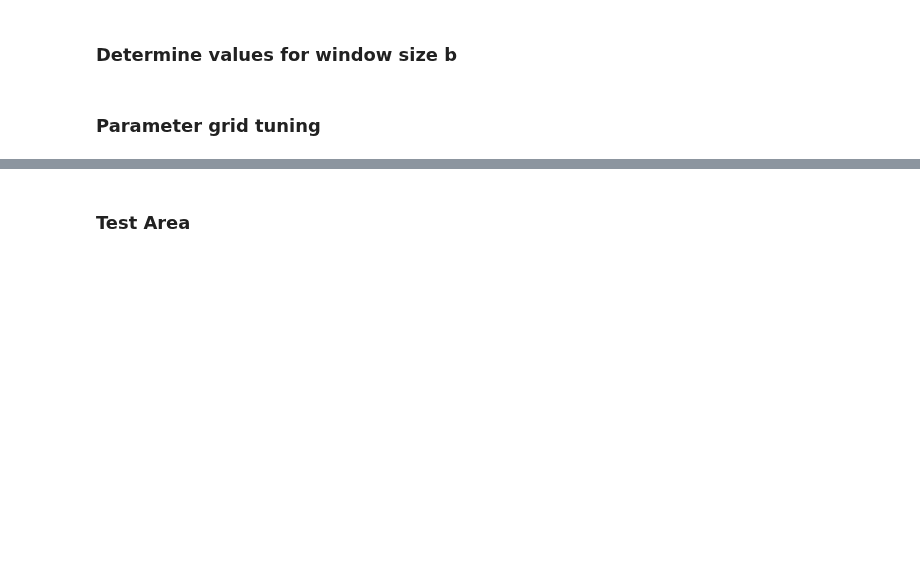
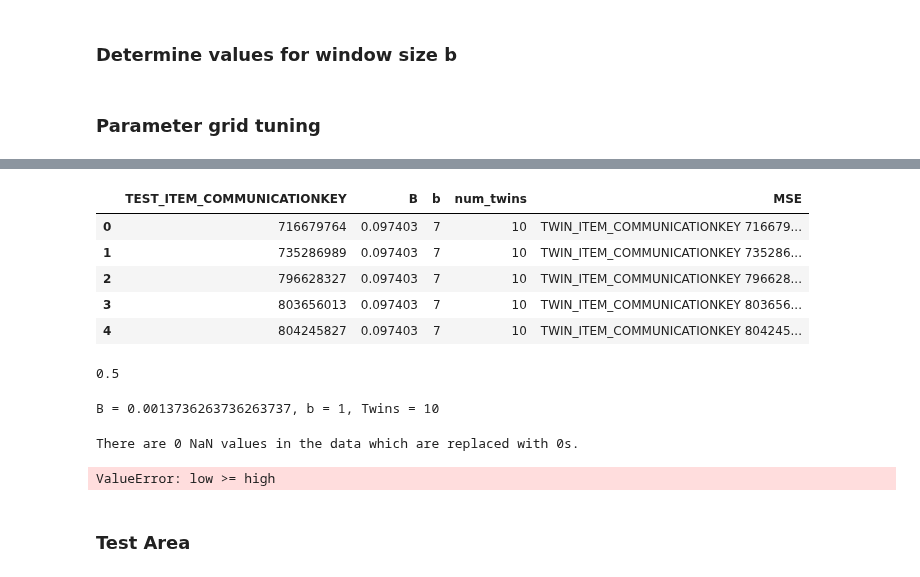
Before and after one commit to chrisnhr/Diplom, a Jupyter notebook: bootstrapping.ipynb, the cells around one changed output, grey strips where cells are left out. Drawn from its saved outputs; the diff is of its cells as text; code cells hidden in the pictures; blank space fills up the shorter version.

```diff
--- a/bootstrapping.ipynb
+++ b/bootstrapping.ipynb
@@ -294,0 +273,27 @@ df_grid_alt
+# %%
+def run_evalutation(input_data, B=30/308, num_twins=10, b=7):
+    results_list = []  # Use a list to store results
+
+    for testitems in tqdm(input_data.TEST_ITEM_COMMUNICATIONKEYS, miniters=10, desc="Bootstrap Evaluations"):
+        print(testitems)
+        # Compute bootstrap result
+        result = Sampling.lb_bootstrap(input_data.prepare_data(num_twins, testitems), B, b)
+
+        # Compute MSE
+        mse = Evaluation.mse(input_data.prepare_data(0, testitems), result)
+
+        # Append result as a dictionary
+        results_list.append({
+            "TEST_ITEM_COMMUNICATIONKEY": testitems,
+            "B": B,
+            "b": b,
+            "num_twins": num_twins,
+            "MSE": np.mean(mse)
+        })
+
+    # Convert list of results into a DataFrame (efficient)
+    results_df = pd.DataFrame(results_list)
+    print(results_df.head())
+    return results_df
+# %%
+evaluation = run_evalutation(input, B = 30/308, num_twins = 10, b = 7)
@@ -294,0 +501,9 @@ df_grid_alt
+# %%
+evaluation.head()
+# %% [output]
+|  | TEST_ITEM_COMMUNICATIONKEY | B | b | num_twins | MSE |
+| 0 | 716679764 | 0.097403 | 7 | 10 | TWIN_ITEM_COMMUNICATIONKEY 716679... |
+| 1 | 735286989 | 0.097403 | 7 | 10 | TWIN_ITEM_COMMUNICATIONKEY 735286... |
+| 2 | 796628327 | 0.097403 | 7 | 10 | TWIN_ITEM_COMMUNICATIONKEY 796628... |
+| 3 | 803656013 | 0.097403 | 7 | 10 | TWIN_ITEM_COMMUNICATIONKEY 803656... |
+| 4 | 804245827 | 0.097403 | 7 | 10 | TWIN_ITEM_COMMUNICATIONKEY 804245... |
@@ -295,3 +524,13 @@ df_grid_alt
+# %%
+0.0013736263736263737*364
+# %% [output]
+0.5
+# %%
+grid_search_results = run_grid_search(param_grid, InputData(df))
+# %% [output]
+B = 0.0013736263736263737, b = 1, Twins = 10
+There are 0 NaN values in the data which are replaced with 0s.
+ValueError: low >= high
 # %% [markdown]
 ### Test Area
 # %%
```
Also changed, not shown: parts of 14 cells of this notebook.
